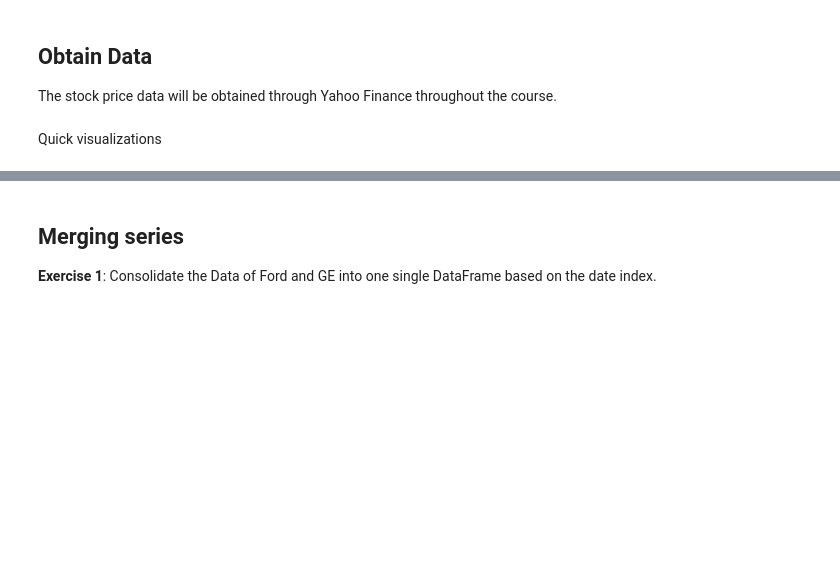
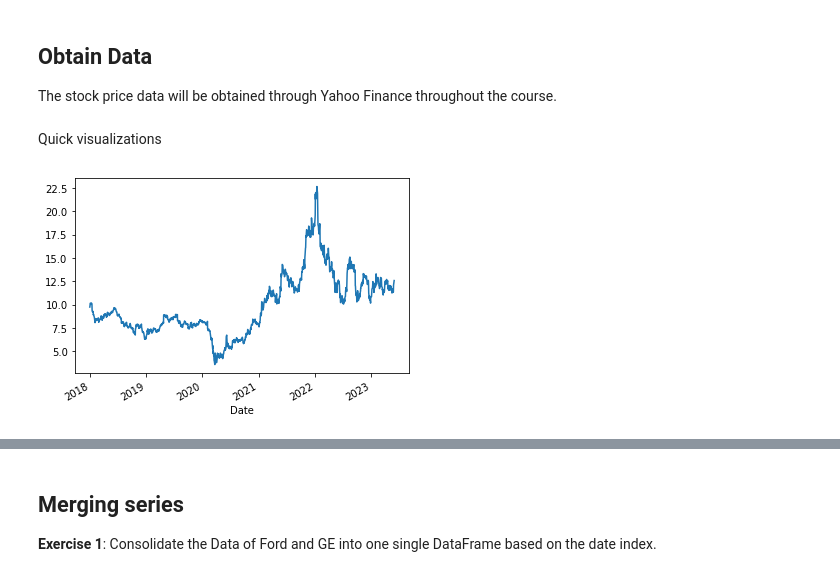
Before and after one commit to rubenkerkhofs/trading_algorithms_python, a Jupyter notebook: exercises/2. Data Analytics in Python/3. Pandas - Time series.ipynb, the cells around one changed output, grey strips where cells are left out. Saved outputs shown, nothing was run; the diff lists cells and outputs as text; code cells hidden in the pictures; blank space fills up the shorter version.

```diff
--- a/exercises/2. Data Analytics in Python/3. Pandas - Time series.ipynb
+++ b/exercises/2. Data Analytics in Python/3. Pandas - Time series.ipynb
@@ -14,3 +14,7 @@ ford = yf.download('F','2018-01-01', datetime.today(), progress=False)['Adj Clos
 ge = yf.download('GE','2016-01-01', datetime.today(), progress=False)['Adj Close']
 # %% [markdown]
 Quick visualizations
+# %%
+ford.plot();
+# %% [output]
+[figure, added]
```
Also changed, not shown: parts of 12 cells of this notebook, 19 other files.
